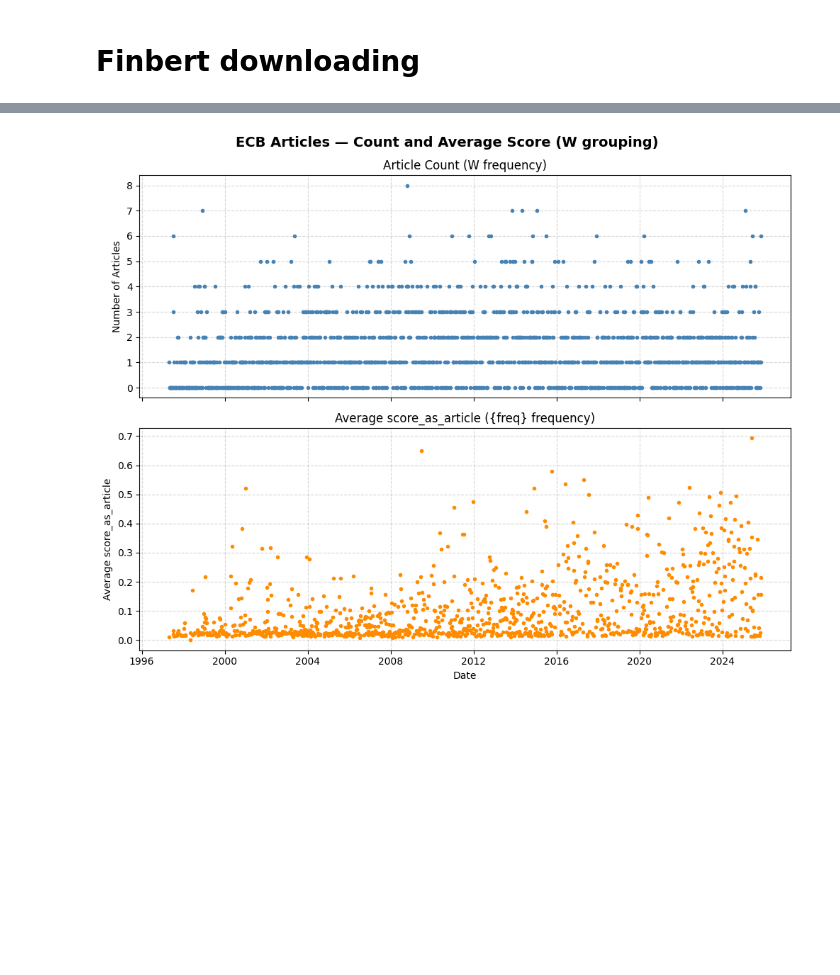
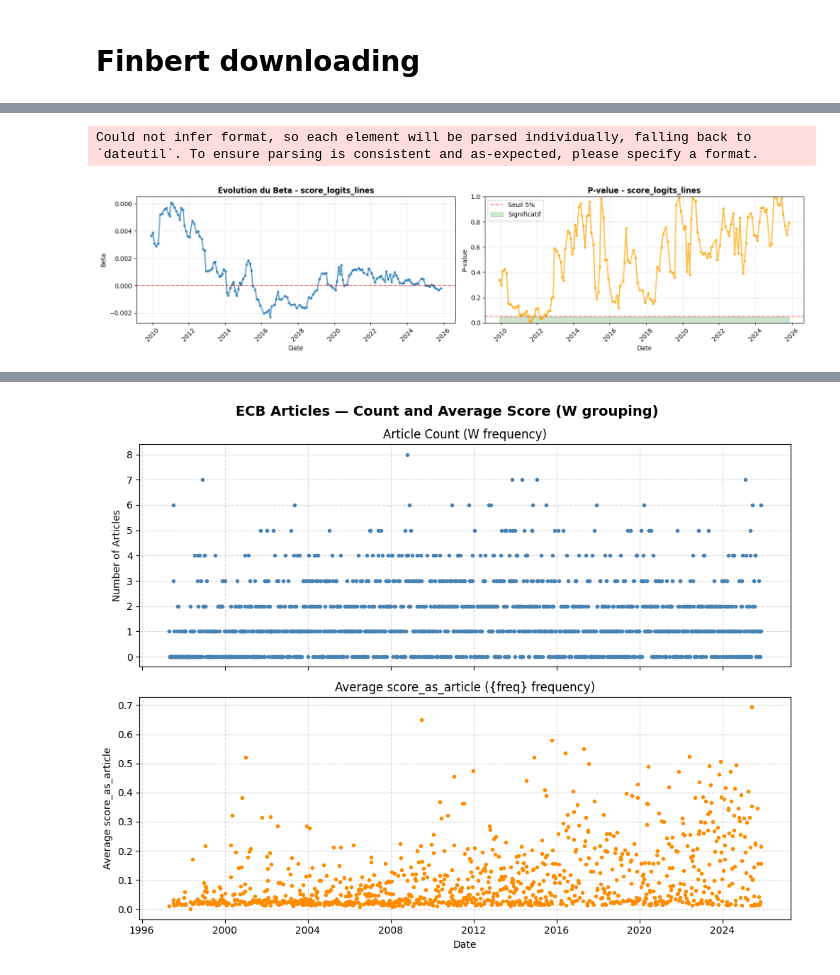
Before and after one commit to amjn480/project_ml_pm_vautrin_jean, a Jupyter notebook: main.ipynb, the cells around one changed output, grey strips where cells are left out. Saved outputs shown, nothing was run; the diff lists cells and outputs as text; code cells hidden in the pictures; blank space fills up the shorter version.

```diff
--- a/main.ipynb
+++ b/main.ipynb
@@ -907,6 +904,0 @@ df_score_by_article['datetime'] = pd.to_datetime(df_score_by_article['Date'], da
-# %%
-dat = yf.Ticker("^STOXX50E")
-# dax : ^GDAXI
-# CAC 40 : ^FCHI
-dat.history(period='max')
-dat.history(period='max', interval='1wk')
@@ -988,0 +1408,20 @@ Notes:
+# %%
+import warnings
+warnings.filterwarnings("ignore", category=FutureWarning)
+
+name_score = 'score_logits_lines' # 'score_proba_lines', 'score_logits_lines', 'score_as_article_lines'
+agreg_freq = "W"
+weekly_avg_clean = creat_average_score(df_score_by_article, name_score=name_score, agreg_freq=agreg_freq)
+df_sentiment_returns = get_aligned_returns("^STOXX50E", freq=agreg_freq, ref_df=weekly_avg_clean)
+df_sentiment_returns.dropna(subset=["Return", name_score], inplace=True)
+plot_rolling_ols_evolution(
+    df_sentiment_returns,
+    y_col="Return",
+    x_cols=[name_score],
+    window=104,
+    step=4,
+    date_col="Date_parsed"
+)
+# %% [output]
+Could not infer format, so each element will be parsed individually, falling back to `dateutil`. To ensure parsing is consistent and as-expected, please specify a format.
+[figure, added]
```
Also changed, not shown: parts of 31 cells of this notebook, 1 other file.
